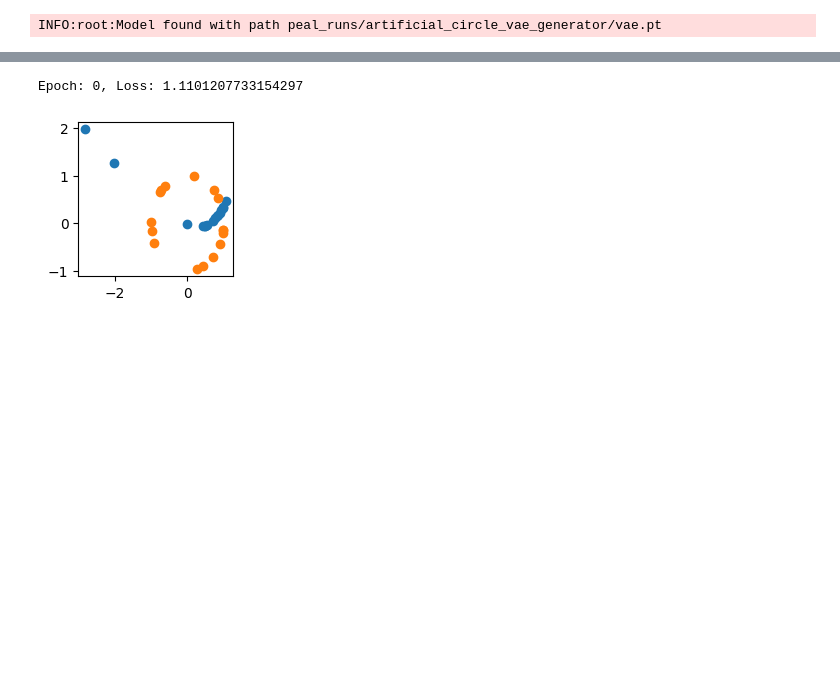
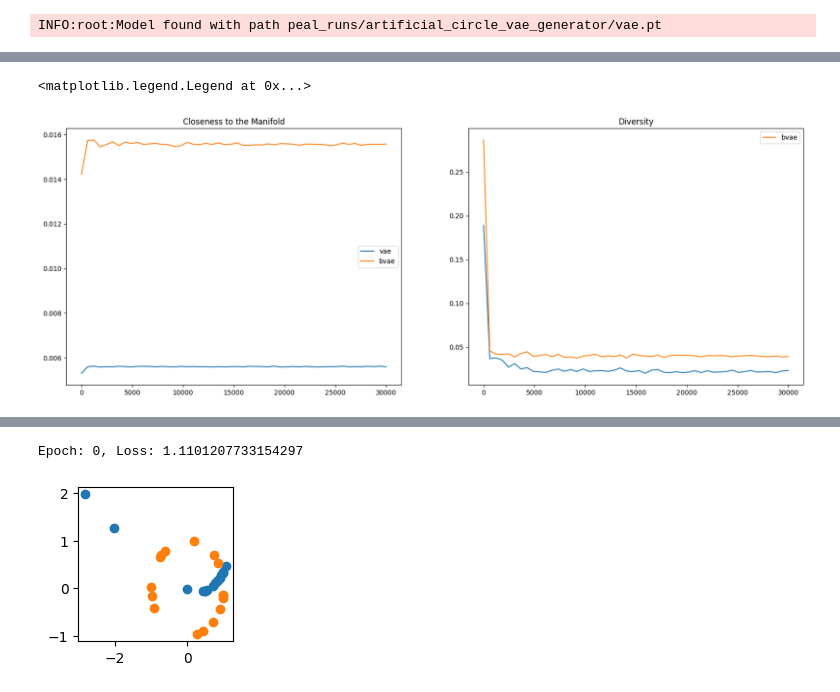
Before and after one commit to Explainable-AI-Berlin/pytorch_explain_and_adapt_library, a Jupyter notebook: notebooks/circle_vae.ipynb, the cells around one changed output, grey strips where cells are left out. Drawn from its saved outputs; the diff is of its cells as text; code cells hidden in the pictures; blank space fills up the shorter version.

```diff
--- a/notebooks/circle_vae.ipynb
+++ b/notebooks/circle_vae.ipynb
@@ -293,3 +351,18 @@ plt.show()
+# %%
+fig, axs = plt.subplots(1, 2, figsize=(20, 7))
+
+axs[0].plot(np.array(sizes), distances, label='vae')
+axs[0].plot(np.array(sizes), distances_bvae, label='bvae')
+axs[0].legend()
+axs[0].set_title(f'Closeness to the Manifold')
+
+axs[1].plot(np.array(sizes), ks_stats)
+axs[1].plot(np.array(sizes), ks_stats_bvae, label='bvae')
+axs[1].set_title(f'Diversity')
+plt.legend()
+# %% [output]
+<matplotlib.legend.Legend at 0x...>
+[figure, added]
 # %%
 student = torch.load('peal_runs/artificial_circle_poisened_classifier/model.cpl')
 teacher = torch.load('peal_runs/artificial_circle_unpoisened_classifier/model.cpl')
```
Also changed, not shown: parts of 7 cells of this notebook, 10 other files.
